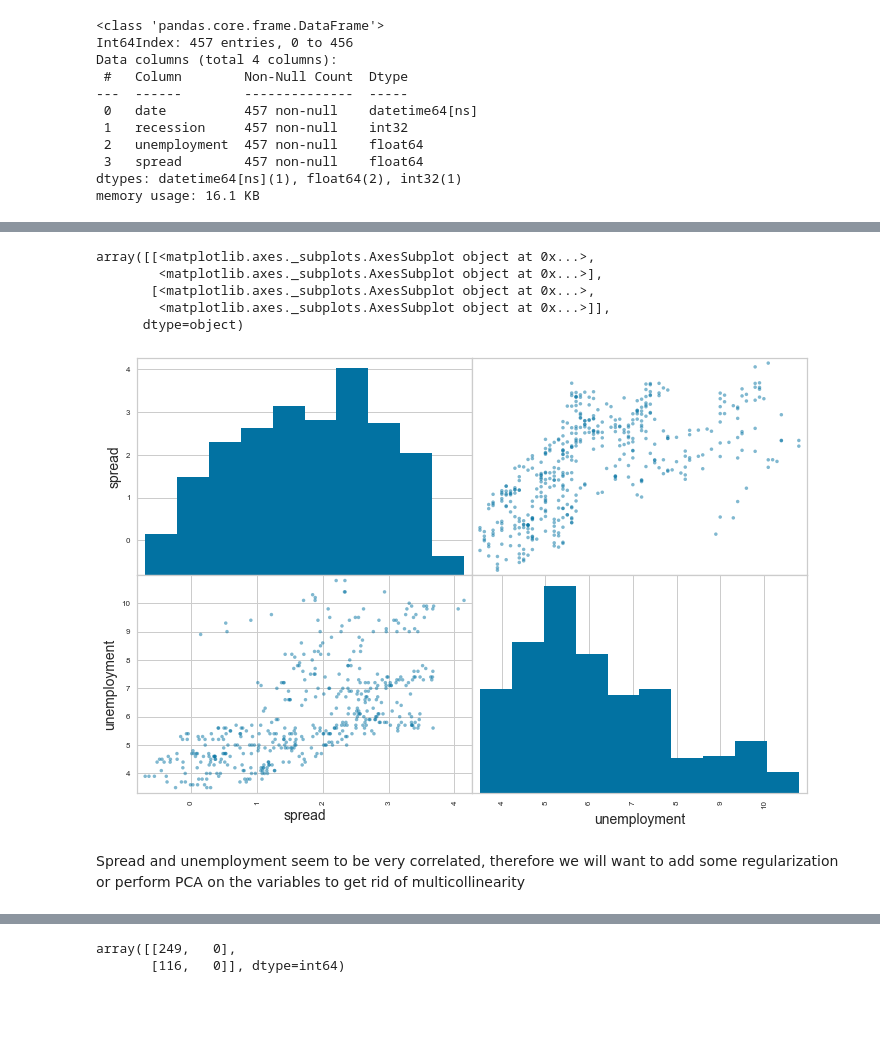
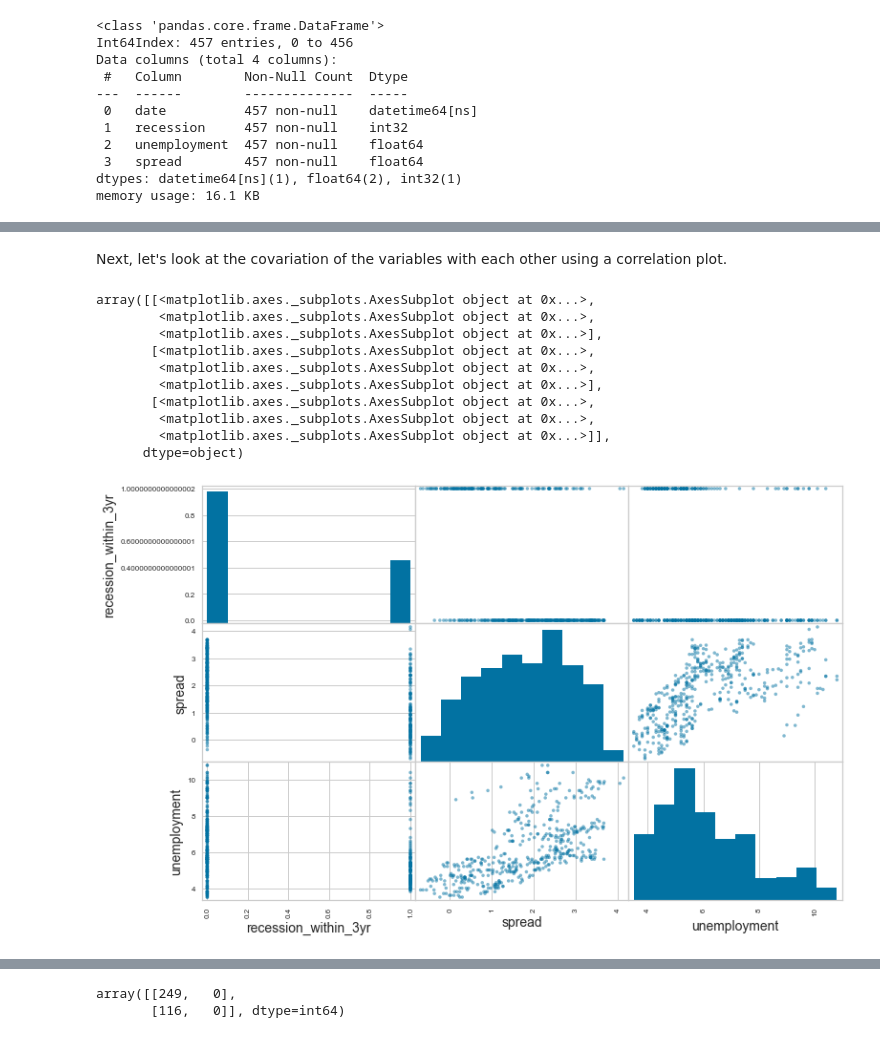
Before and after one commit to rguseynov23/Recession_Prediction, a Jupyter notebook: US_Recession_Probability.ipynb, the cells around one changed output, grey strips where cells are left out. Drawn from its saved outputs; the diff is of its cells as text; code cells hidden in the pictures; blank space fills up the shorter version.

```diff
--- a/US_Recession_Probability.ipynb
+++ b/US_Recession_Probability.ipynb
@@ -204,10 +334,10 @@ two_year_rec = pandasql.sqldf("select date, 1 from DF_RAW t where exists (select
 three_year_rec = pandasql.sqldf("select date, 1 from DF_RAW t where exists (select 1 from recession_dates t2 where t.date < t2.date and t.date >= t2.three_year_before_rec);", globals())
 four_year_rec = pandasql.sqldf("select date, 1 from DF_RAW t where exists (select 1 from recession_dates t2 where t.date < t2.date and t.date >= t2.four_year_before_rec);", globals())
 
-one_year_rec = one_year_rec.rename(columns={"1":"recession_1yr"})
-two_year_rec = two_year_rec.rename(columns={"1":"recession_2yr"})
-three_year_rec = three_year_rec.rename(columns={"1":"recession_3yr"})
-four_year_rec = four_year_rec.rename(columns={"1":"recession_4yr"})
+one_year_rec = one_year_rec.rename(columns={"1":"recession_within_1yr"})
+two_year_rec = two_year_rec.rename(columns={"1":"recession_within_2yr"})
+three_year_rec = three_year_rec.rename(columns={"1":"recession_within_3yr"})
+four_year_rec = four_year_rec.rename(columns={"1":"recession_within_4yr"})
 
 one_year_rec["date"] = pd.to_datetime(one_year_rec['date'])
 two_year_rec["date"] = pd.to_datetime(two_year_rec['date'])
@@ -221,15 +351,16 @@ DF_PROCESSED = pd.merge(DF_PROCESSED,three_year_rec, on='date',how='left')
 DF_PROCESSED = pd.merge(DF_PROCESSED,four_year_rec, on='date',how='left')
 
 #fill the missing values with 0 (which means there was no recession)
-DF_PROCESSED["recession_1yr"].fillna(0, inplace = True)
-DF_PROCESSED["recession_2yr"].fillna(0, inplace = True)
-DF_PROCESSED["recession_3yr"].fillna(0, inplace = True)
-DF_PROCESSED["recession_4yr"].fillna(0, inplace = True)
+DF_PROCESSED["recession_within_1yr"].fillna(0, inplace = True)
+DF_PROCESSED["recession_within_2yr"].fillna(0, inplace = True)
+DF_PROCESSED["recession_within_3yr"].fillna(0, inplace = True)
+DF_PROCESSED["recession_within_4yr"].fillna(0, inplace = True)
 
 #change type of newly created dependent variables to int
-DF_PROCESSED["recession_1yr"] = DF_PROCESSED.recession_1yr.astype(int)
-DF_PROCESSED["recession_2yr"] = DF_PROCESSED.recession_2yr.astype(int)
-DF_PROCESSED["recession_3yr"] = DF_PROCESSED.recession_3yr.astype(int)
-DF_PROCESSED["recession_4yr"] = DF_PROCESSED.recession_4yr.astype(int)
+DF_PROCESSED["recession_within_1yr"] = DF_PROCESSED.recession_within_1yr.astype(int)
+DF_PROCESSED["recession_within_2yr"] = DF_PROCESSED.recession_within_2yr.astype(int)
+DF_PROCESSED["recession_within_3yr"] = DF_PROCESSED.recession_within_3yr.astype(int)
+DF_PROCESSED["recession_within_4yr"] = DF_PROCESSED.recession_within_4yr.astype(int)
 
-DF_PROCESSED
+#save processed dataframe
+#DF_PROCESSED.to_csv(r'datasets\recession\processed_df.csv', index = False)
@@ -281,0 +387,3 @@ DF_PROCESSED.describe()
+# %%
+attributes = ['recession_within_3yr','spread','unemployment']
+DF_PROCESSED[attributes].describe()
@@ -288,13 +415,16 @@ plt.show()
+# %% [markdown]
+Next, let's look at the covariation of the variables with each other using a correlation plot.
 # %%
-#correlation plot
-attributes = ["spread","unemployment"]
 scatter_matrix(DF_PROCESSED[attributes],figsize=(12,8))
 # %% [output]
 array([[<matplotlib.axes._subplots.AxesSubplot object at 0x...>,
+        <matplotlib.axes._subplots.AxesSubplot object at 0x...>,
         <matplotlib.axes._subplots.AxesSubplot object at 0x...>],
        [<matplotlib.axes._subplots.AxesSubplot object at 0x...>,
+        <matplotlib.axes._subplots.AxesSubplot object at 0x...>,
+        <matplotlib.axes._subplots.AxesSubplot object at 0x...>],
+       [<matplotlib.axes._subplots.AxesSubplot object at 0x...>,
+        <matplotlib.axes._subplots.AxesSubplot object at 0x...>,
         <matplotlib.axes._subplots.AxesSubplot object at 0x...>]],
       dtype=object)
-[figure, old version]
+[figure, new version]
-# %% [markdown]
-Spread and unemployment seem to be very correlated, therefore we will want to add some regularization or perform PCA on the variables to get rid of multicollinearity
```
Also changed, not shown: parts of 87 cells of this notebook, 3 other files.
